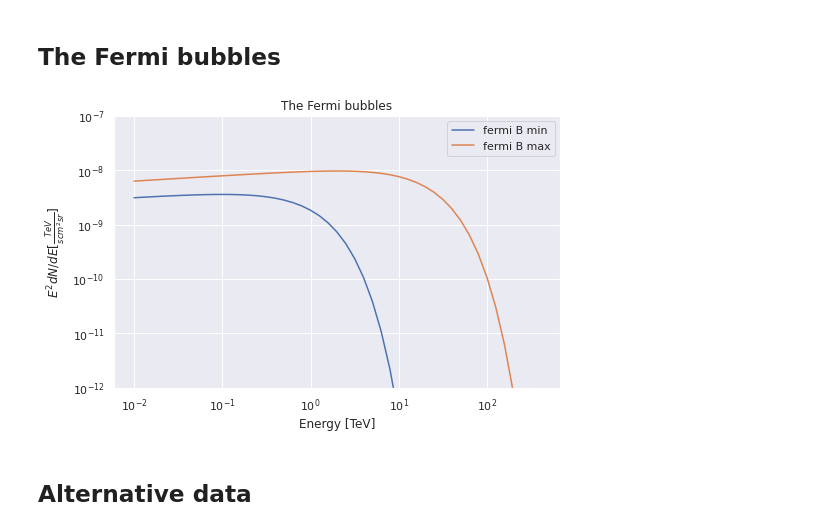
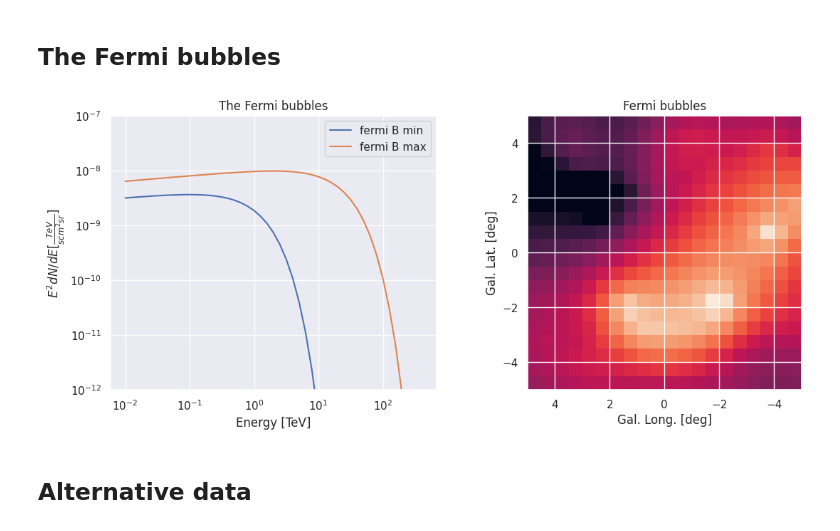
Before and after one commit to Harm1995/CTA-sensitivity, a Jupyter notebook: Count_maps.ipynb, the cells around one changed output. Drawn from its saved outputs; the diff is of its cells as text; code cells hidden in the pictures.

```diff
--- a/Count_maps.ipynb
+++ b/Count_maps.ipynb
@@ -121,7 +137,7 @@ error2 = df_gce['error']/1000
 def func(E, *param):
   return (param[0] * E**-param[1])
 
-[a,b],errors = scipy.optimize.curve_fit(func,Fermi_eneriges_gce, Fermi_flux_gce,p0 = [[10**-8,2]])
+param,errors = scipy.optimize.curve_fit(func,Fermi_eneriges_gce, Fermi_flux_gce,p0 = [[10**-8,2]])
 fit_func1 = [func(E,*param) for E in Fermi_eneriges_gce]
 fit_func2 = [func(E,*param) for E in energies]
 
@@ -143,14 +159,14 @@ for E in energies:
   new_GCE_3.append(GCE_ring_3_temp * func(E, *param2))
   new_GCE_4.append(GCE_ring_4_temp * func(E, *param2))
 
-new_GCE_1 = np.array(new_GCE_1)
-new_GCE_2 = np.array(new_GCE_2)
-new_GCE_3 = np.array(new_GCE_3)
-new_GCE_4 = np.array(new_GCE_4)
+new_GCE_1 = np.array(new_GCE_1)*10**-6
+new_GCE_2 = np.array(new_GCE_2)*10**-6
+new_GCE_3 = np.array(new_GCE_3)*10**-6
+new_GCE_4 = np.array(new_GCE_4)*10**-6
 
 fermi_extra = []
 for i in range(47):
-  fermi_extra.append((np.mean(new_GCE_1[i]) + np.mean(new_GCE_2[i]) + np.mean(new_GCE_3[i]) + np.mean(new_GCE_4[i]) )*energies[i]**2)
+  fermi_extra.append((np.mean(new_GCE_1[i]) + np.mean(new_GCE_2[i]) + np.mean(new_GCE_3[i]) + np.mean(new_GCE_4[i]) )*energies[i]**2 * 10**6)
 
 
 
@@ -249,41 +269,47 @@ def fermi_function_min(E):
   fluxq = phi0 * np.exp(-E/E_co) * E**-sigma
   return fluxq
 
 def fermi_function_max(E):
   phi0 = 1 * 10**-8
   sigma = 1.9
   E_co = 20
 
   fluxq = phi0 * np.exp(-E/E_co) * E**-sigma
   return fluxq
 
 fermi_map = fits.getdata(pre_path + 'fig12_bubbles_template_3compSCA_40x40deg_inpaint.fits')[(40 - 2*roi):(40 + 2 * roi),(40 - 2*roi):(40 + 2 * roi)]
 fermi_map = fermi_map / np.mean(fermi_map)
 
 
 fermi_binned_min = []
 fermi_binned_max = []
 
 for E in energies:
   fermi_binned_min.append(fermi_map * fermi_function_min(E))
   fermi_binned_max.append(fermi_map * fermi_function_max(E))
 
 
-fermi_binned_min = np.array(fermi_binned_min)
-fermi_binned_max = np.array(fermi_binned_max)
+fermi_binned_min = np.array(fermi_binned_min) * 10**-6
+fermi_binned_max = np.array(fermi_binned_max) * 10**-6
 
-l1 = [np.mean(fermi_binned_min[i]) * energies[i]**2 for i in range(47)]
-l2 = [np.mean(fermi_binned_max[i]) * energies[i]**2 for i in range(47)]
+fermi_min_flux = [np.mean(fermi_binned_min[i]) * energies[i]**2 * 10**6 for i in range(47)]
+fermi_max_flux = [np.mean(fermi_binned_max[i]) * energies[i]**2 * 10**6 for i in range(47)]
 
-fig,ax = plt.subplots(figsize = (8,5))
-ax.plot(energies, l1, label = "fermi B min")
-ax.plot(energies, l2, label = "fermi B max")
+sns.set()
+
+fig,(ax, ax1) = plt.subplots(1,2,figsize = (13,5))
+ax.plot(energies, fermi_min_flux, label = "fermi B min")
+ax.plot(energies, fermi_max_flux, label = "fermi B max")
 ax.set(yscale = 'log', xscale= 'log', ylabel = r'$E^{2}dN/dE [\frac{TeV}{s cm^{2} sr}]$', xlabel = r'Energy [TeV]', title = 'The Fermi bubbles')
 ax.set_ylim(10**-12,10**-7)
 ax.legend()
+
+ax1.imshow(fermi_map, extent = [roi,-roi,-roi,roi])
+ax1.set(xlabel = "Gal. Long. [deg]", ylabel = "Gal. Lat. [deg]",  title = f'Fermi bubbles')
+
 plt.show()
 # %% [output]
-[figure, old version]
+[figure, new version]
 # %% [markdown]
 ## Alternative data
 # %%
```
Also changed, not shown: parts of 9 cells of this notebook.
